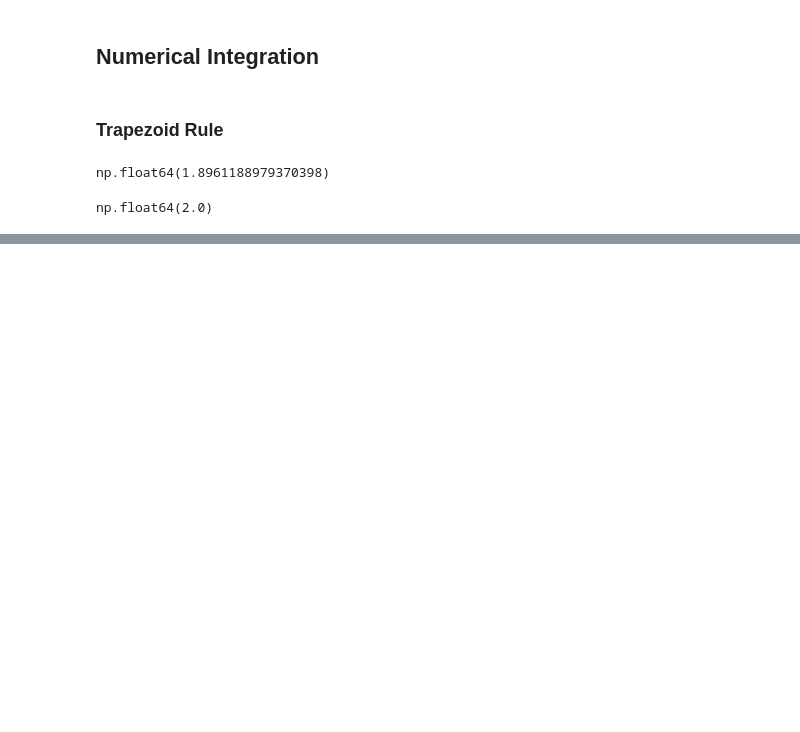
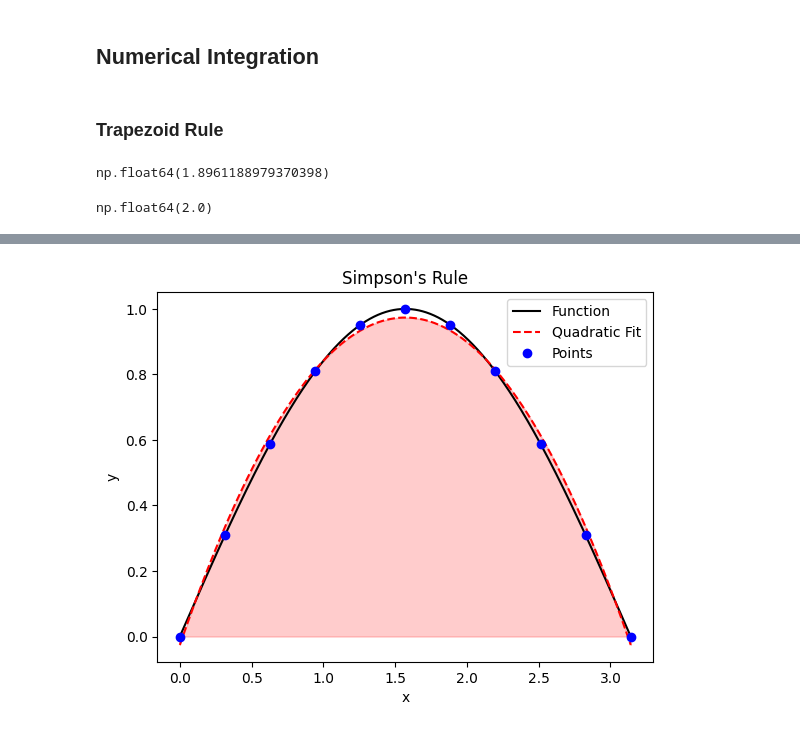
Before and after one commit to joshfpedro/math-328, a Jupyter notebook: numerical_calculus.ipynb, the cells around one changed output, grey strips where cells are left out. Saved outputs shown, nothing was run; the diff lists cells and outputs as text; code cells hidden in the pictures; blank space fills up the shorter version.

```diff
--- a/numerical_calculus.ipynb
+++ b/numerical_calculus.ipynb
@@ -143,0 +168,21 @@ Approximate Area: 0.5130552279380025
+# %%
+# Setup
+x = np.linspace(a, b, n+1)
+y = f(x)
+
+# Fit and Plot Parabola for each pair of intervals
+# Note: Simpson's uses 3 points (2 intervals) per parabola
+poly = np.polyfit(x, y, 2) # Fit quadratic
+y_poly = np.polyval(poly, x_fine)
+
+plt.plot(x_fine, y_fine, 'k-', label='Function')
+plt.plot(x_fine, y_poly, 'r--', label='Quadratic Fit')
+plt.fill_between(x_fine, y_poly, alpha=0.2, color='red')
+plt.plot(x, y, 'bo', label='Points')
+plt.xlabel('x')
+plt.ylabel('y')
+plt.title(f'Simpson\'s Rule')
+plt.legend()
+plt.show()
+# %% [output]
+[figure, added]
```
Also changed, not shown: parts of 3 cells of this notebook.
